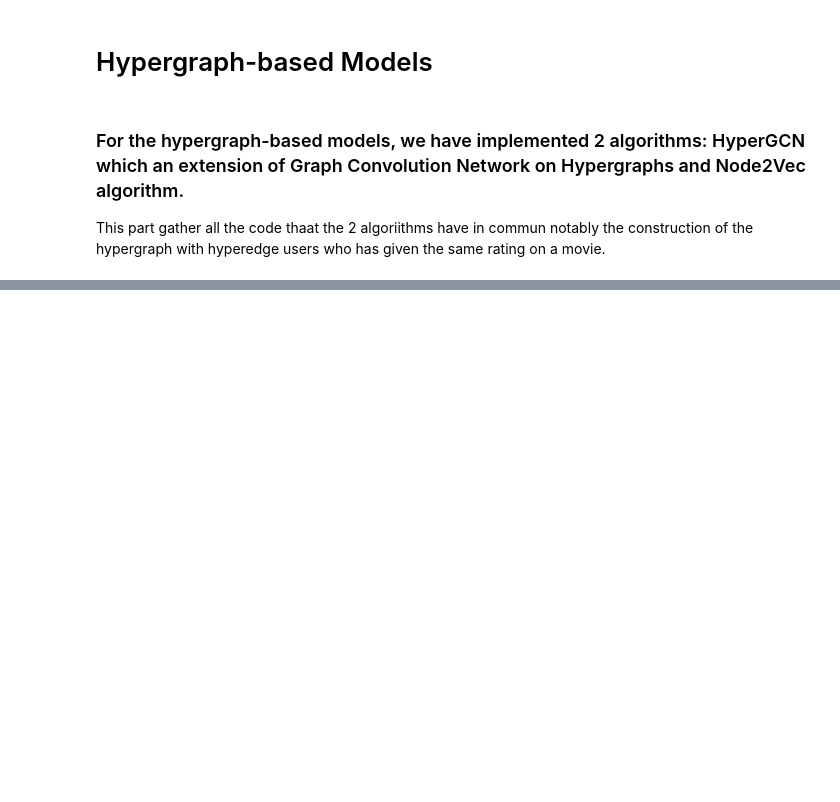
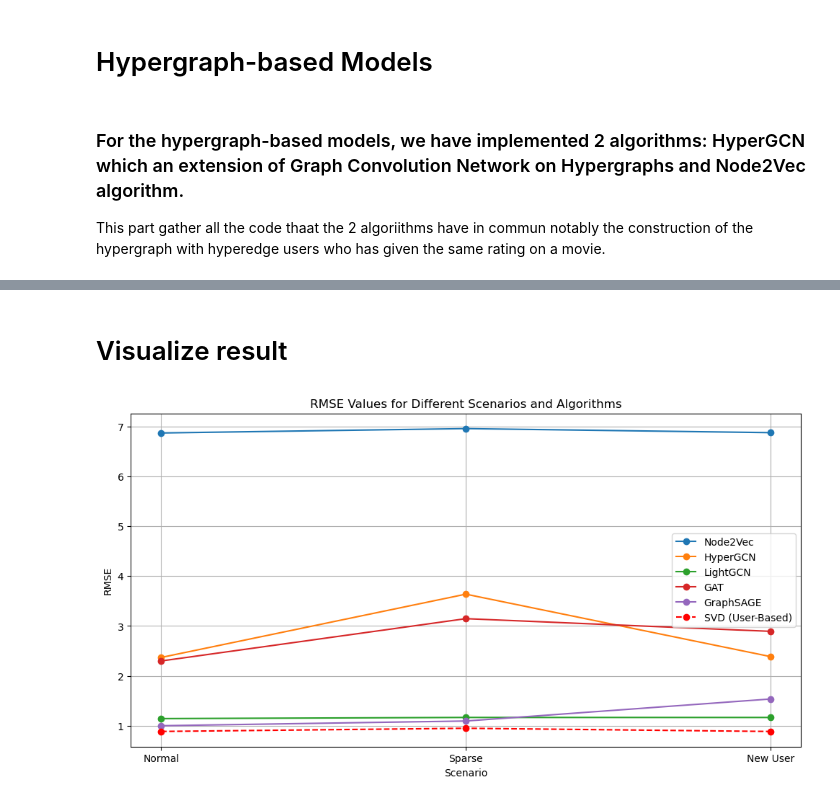
Before and after one commit to diatt17/mrp_masters, a Jupyter notebook: Experimentation and Results.ipynb, the cells around one changed output, grey strips where cells are left out. Drawn from its saved outputs; the diff is of its cells as text; code cells hidden in the pictures; blank space fills up the shorter version.

```diff
--- a/Experimentation and Results.ipynb
+++ b/Experimentation and Results.ipynb
@@ -1286,0 +1983,2 @@ results_node2vec_combined
+# %% [markdown]
+# Visualize result
@@ -1286,0 +2066,19 @@ results_node2vec_combined
+# %%
+# Plotting the RMSE values for all scenarios and algorithms in the combined DataFrame
+plt.figure(figsize=(12, 6))
+
+for algorithm in final_combined_results['Algorithm'].unique():
+    subset = final_combined_results[final_combined_results['Algorithm'] == algorithm]
+    plt.plot(subset['Scenario'], subset['RMSE'], marker='o', label=algorithm)
+
+# Plot the best algorithm (SVD User-Based)
+plt.plot(df_svd['Scenario'], df_svd['RMSE'], marker='o', linestyle='--', color='red', label='SVD (User-Based)')
+
+plt.xlabel('Scenario')
+plt.ylabel('RMSE')
+plt.title('RMSE Values for Different Scenarios and Algorithms')
+plt.legend()
+plt.grid(True)
+plt.show()
+# %% [output]
+[figure, added]
```
Also changed, not shown: parts of 43 cells of this notebook, 3 other files.
